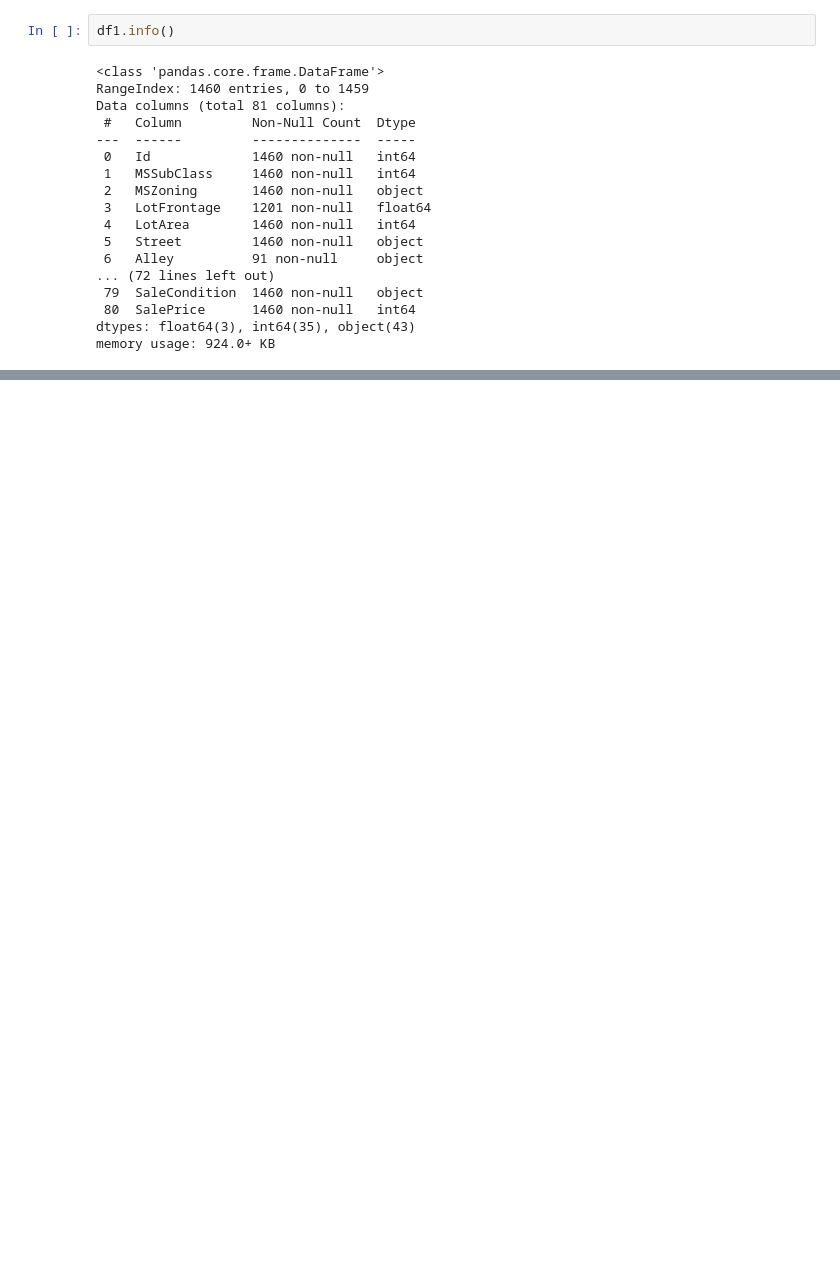
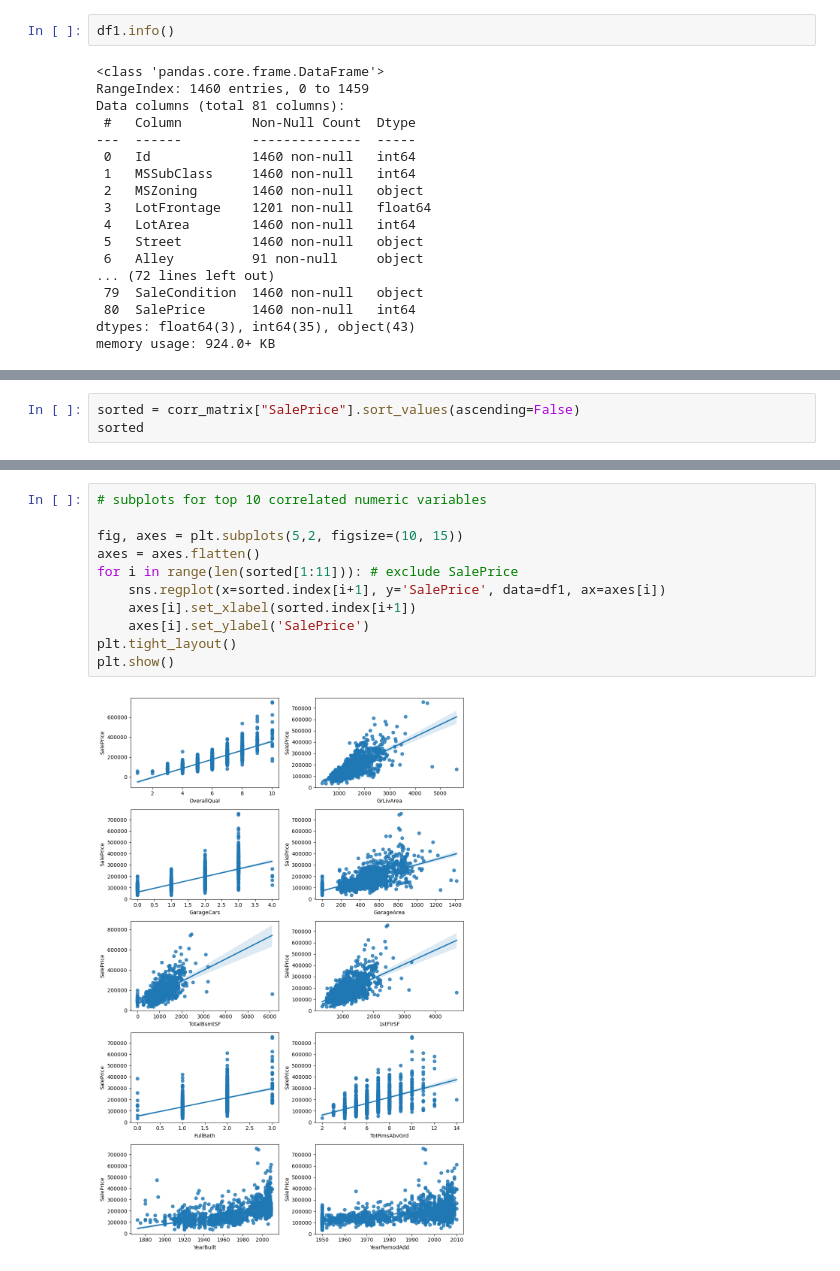
Before and after one commit to rajesvariparasa/ml-processing-pipeline-for-predicting-houseprices, a Jupyter notebook: DatasetExplore.ipynb, the cells around one changed output, grey strips where cells are left out. Drawn from its saved outputs; the diff is of its cells as text; blank space fills up the shorter version.

```diff
--- a/DatasetExplore.ipynb
+++ b/DatasetExplore.ipynb
@@ -196 +182,4 @@ corr.style.background_gradient(cmap='coolwarm')
 | SalePrice | -0.021917 | -0.084284 | 0.351799 | 0.263843 | 0.790982 | -0.077856 | 0.522897 | 0.507101 | ... |
+# %%
+sorted = corr_matrix["SalePrice"].sort_values(ascending=False)
+sorted
@@ -196,0 +204,13 @@ corr.style.background_gradient(cmap='coolwarm')
+# %%
+# subplots for top 10 correlated numeric variables
+
+fig, axes = plt.subplots(5,2, figsize=(10, 15))
+axes = axes.flatten()
+for i in range(len(sorted[1:11])): # exclude SalePrice
+    sns.regplot(x=sorted.index[i+1], y='SalePrice', data=df1, ax=axes[i])
+    axes[i].set_xlabel(sorted.index[i+1])
+    axes[i].set_ylabel('SalePrice')
+plt.tight_layout()
+plt.show()
+# %% [output]
+[figure, added]
```
Also changed, not shown: parts of 7 cells of this notebook.
